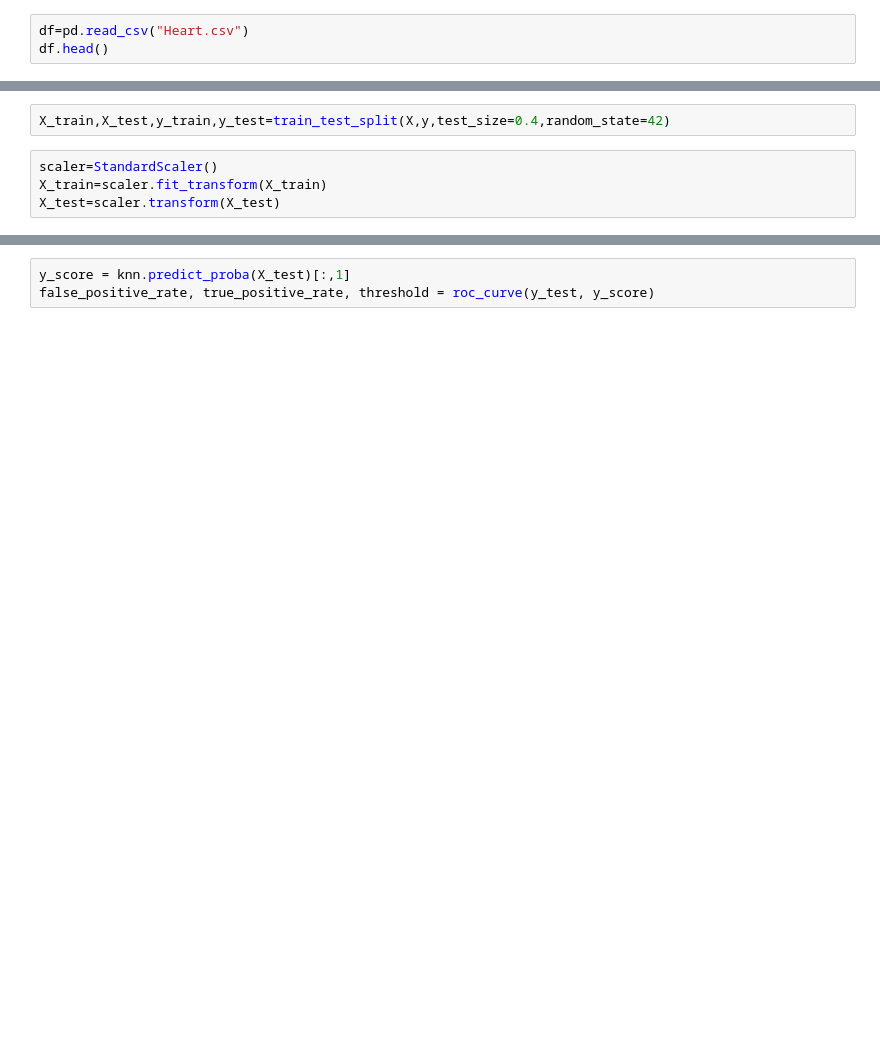
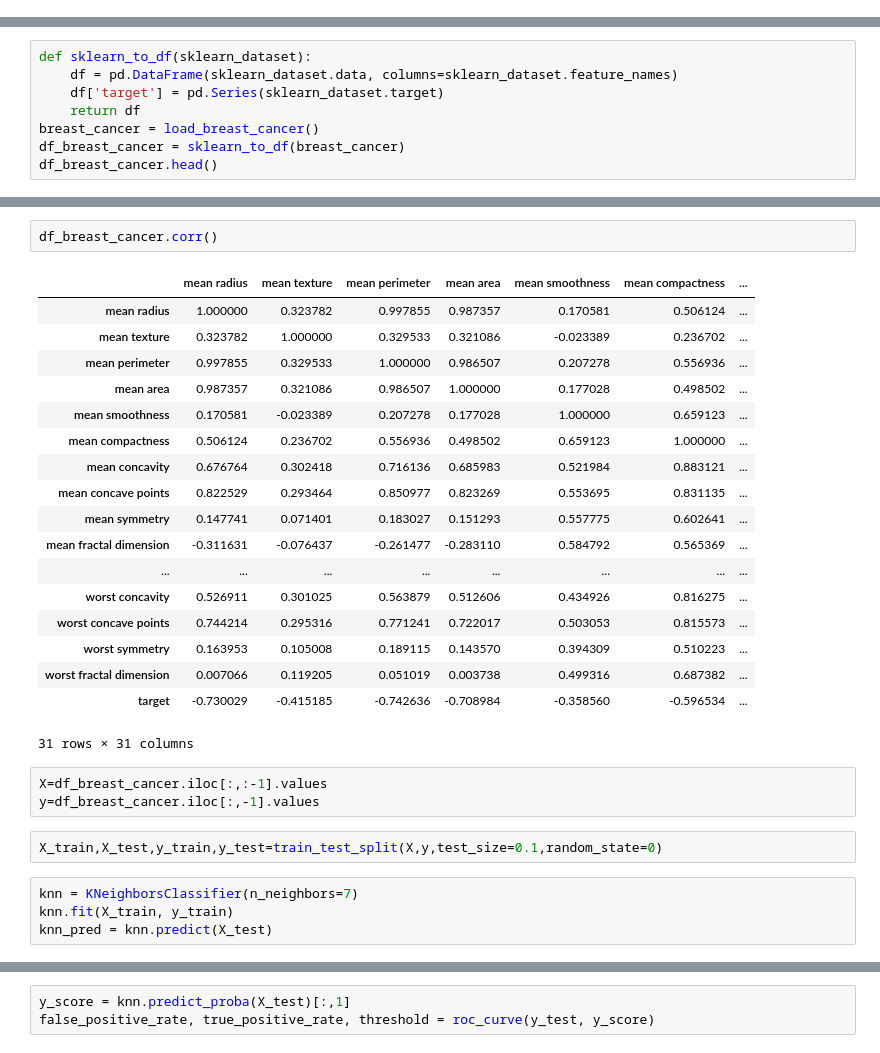
Before and after one commit to debjitpal5040/ML_Algorithms, a Jupyter notebook: Machine Learning/Supervised Learning/Classification/K-Nearest Neighbours Classification/K-Nearest_Neighbours_Classification.ipynb, the cells around one changed output, grey strips where cells are left out. Saved outputs shown, nothing was run; the diff lists cells and outputs as text; blank space fills up the shorter version.

```diff
--- a/Machine Learning/Supervised Learning/Classification/K-Nearest Neighbours Classification/K-Nearest_Neighbours_Classification.ipynb
+++ b/Machine Learning/Supervised Learning/Classification/K-Nearest Neighbours Classification/K-Nearest_Neighbours_Classification.ipynb
@@ -8,3 +10,0 @@ import matplotlib.pyplot as plt # data plotting
-# %%
-df=pd.read_csv("Heart.csv")
-df.head()
@@ -17,0 +11,8 @@ print(y.head())
+# %%
+def sklearn_to_df(sklearn_dataset):
+    df = pd.DataFrame(sklearn_dataset.data, columns=sklearn_dataset.feature_names)
+    df['target'] = pd.Series(sklearn_dataset.target)
+    return df
+breast_cancer = load_breast_cancer()
+df_breast_cancer = sklearn_to_df(breast_cancer)
+df_breast_cancer.head()
@@ -18,7 +94,31 @@ print(y.head())
+# %%
+df_breast_cancer.corr()
+# %% [output]
+|  | mean radius | mean texture | mean perimeter | mean area | mean smoothness | mean compactness | ... |
+| mean radius | 1.000000 | 0.323782 | 0.997855 | 0.987357 | 0.170581 | 0.506124 | ... |
+| mean texture | 0.323782 | 1.000000 | 0.329533 | 0.321086 | -0.023389 | 0.236702 | ... |
+| mean perimeter | 0.997855 | 0.329533 | 1.000000 | 0.986507 | 0.207278 | 0.556936 | ... |
+| mean area | 0.987357 | 0.321086 | 0.986507 | 1.000000 | 0.177028 | 0.498502 | ... |
+| mean smoothness | 0.170581 | -0.023389 | 0.207278 | 0.177028 | 1.000000 | 0.659123 | ... |
+| mean compactness | 0.506124 | 0.236702 | 0.556936 | 0.498502 | 0.659123 | 1.000000 | ... |
+| mean concavity | 0.676764 | 0.302418 | 0.716136 | 0.685983 | 0.521984 | 0.883121 | ... |
+| mean concave points | 0.822529 | 0.293464 | 0.850977 | 0.823269 | 0.553695 | 0.831135 | ... |
+| mean symmetry | 0.147741 | 0.071401 | 0.183027 | 0.151293 | 0.557775 | 0.602641 | ... |
+| mean fractal dimension | -0.311631 | -0.076437 | -0.261477 | -0.283110 | 0.584792 | 0.565369 | ... |
+| ... | ... | ... | ... | ... | ... | ... | ... |
+| worst concavity | 0.526911 | 0.301025 | 0.563879 | 0.512606 | 0.434926 | 0.816275 | ... |
+| worst concave points | 0.744214 | 0.295316 | 0.771241 | 0.722017 | 0.503053 | 0.815573 | ... |
+| worst symmetry | 0.163953 | 0.105008 | 0.189115 | 0.143570 | 0.394309 | 0.510223 | ... |
+| worst fractal dimension | 0.007066 | 0.119205 | 0.051019 | 0.003738 | 0.499316 | 0.687382 | ... |
+| target | -0.730029 | -0.415185 | -0.742636 | -0.708984 | -0.358560 | -0.596534 | ... |
+31 rows × 31 columns
+# %%
+X=df_breast_cancer.iloc[:,:-1].values
+y=df_breast_cancer.iloc[:,-1].values
 # %%
-X_train,X_test,y_train,y_test=train_test_split(X,y,test_size=0.4,random_state=42)
+X_train,X_test,y_train,y_test=train_test_split(X,y,test_size=0.1,random_state=0)
-# %%
-scaler=StandardScaler()
-X_train=scaler.fit_transform(X_train)
-X_test=scaler.transform(X_test)
+# %%
+knn = KNeighborsClassifier(n_neighbors=7)
+knn.fit(X_train, y_train)
+knn_pred = knn.predict(X_test)
 # %%
```
Also changed, not shown: parts of 11 cells of this notebook, 4 other files.
